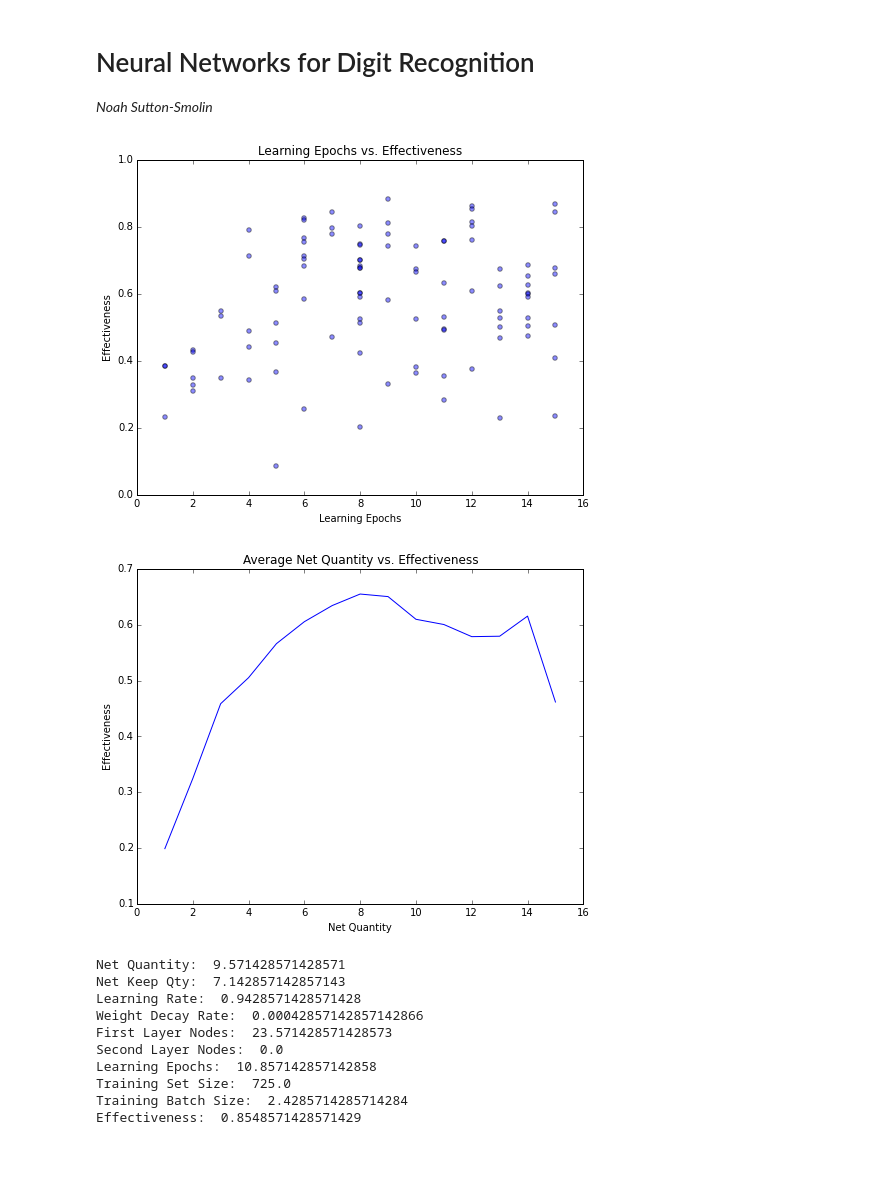
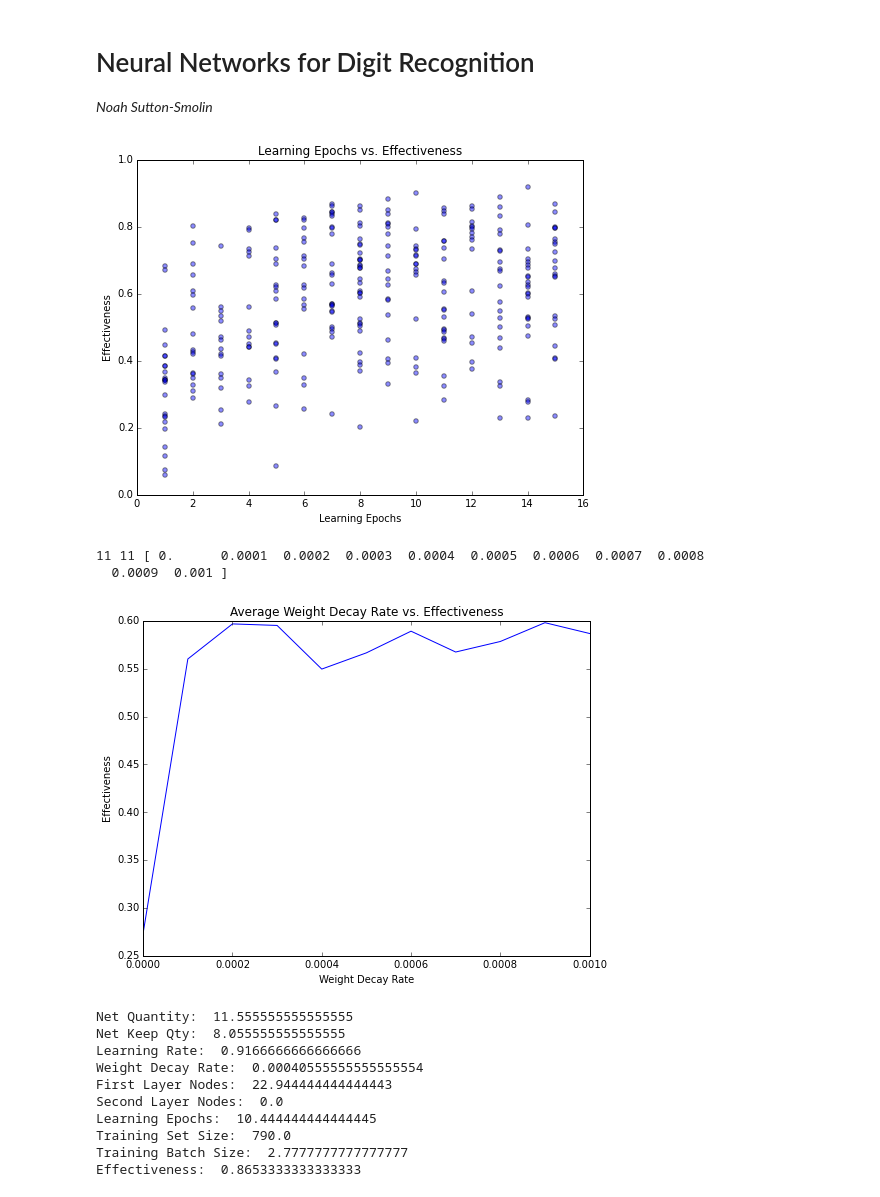
Before and after one commit to kestrelite/phys202-nnet, a Jupyter notebook: NeuralNetwork_Demo.ipynb, the cells around one changed output. Saved outputs shown, nothing was run; the diff lists cells and outputs as text; code cells hidden in the pictures; blank space fills up the shorter version.

```diff
--- a/NeuralNetwork_Demo.ipynb
+++ b/NeuralNetwork_Demo.ipynb
@@ -9,7 +15,7 @@ import pickle
 # Neural Networks for Digit Recognition
 _Noah Sutton-Smolin_
 # %%
-dataset = pickle.load(open('testoutput.json', 'rb'))
+dataset = pickle.load(open('single_layer.json', 'rb'))
 
 data_names = ('Net Quantity', 'Net Keep Qty', 'Learning Rate', 'Weight Decay Rate',
          'First Layer Nodes', 'Second Layer Nodes', 'Learning Epochs',
@@ -27,36 +33,42 @@ def create_plot(dataname):
 
 interact(create_plot, dataname=data_names)
 # %% [output]
-[figure, old version]
+[figure, new version]
 # %%
-def create_avg_plot(dataname, smoothing=4):
+def create_avg_plot(dataname, smoothing=2):
     data = dataset[dataname]
     eff = dataset['Effectiveness']
     boxes = []
-    if type(min(data)) == float: boxes = np.linspace(min(data), max(data)+0.000001, min(data))
+    if type(min(data)) == float:
+        if dataname == 'Learning Rate': boxes = np.linspace(5, 15, 11) * 0.1
+        if dataname == 'Weight Decay Rate': boxes = np.linspace(0, 0.0010, 11)
     else: boxes = np.linspace(min(data), max(data), max(data) - min(data) + 1)
 
     new_boxes = []
     new_eff = []
     for i in boxes:
         tmp = [y for x, y in zip(data, eff) if x == i]
         if len(tmp) == 0: continue
         new_eff.append(sum(tmp) / float(len(tmp)))
         new_boxes.append(i)
 
     if len(new_eff) == 0: return
 
+    print(len(boxes), len(new_eff), boxes)
+
     new_eff_smooth = np.convolve(new_eff, np.ones(smoothing)/float(smoothing), 'same')
 
     plt.plot(new_boxes, new_eff_smooth)
     plt.gcf().set_size_inches(8, 6)
     plt.xlabel(dataname)
     plt.ylabel('Effectiveness')
     plt.title('Average ' + dataname + ' vs. Effectiveness')
 
 interact(create_avg_plot, dataname=data_names, smoothing=(1, 10, 1))
 # %% [output]
+11 11 [ 0.      0.0001  0.0002  0.0003  0.0004  0.0005  0.0006  0.0007  0.0008
+  0.0009  0.001 ]
-[figure, old version]
+[figure, new version]
 # %%
 def best_setup(count):
     for name in data_names:
@@ -64,13 +76,13 @@ def best_setup(count):
 
 interact(best_setup, count=(1, len(dataset['Effectiveness'])))
 # %% [output]
-Net Quantity:  9.571428571428571
-Net Keep Qty:  7.142857142857143
-Learning Rate:  0.9428571428571428
-Weight Decay Rate:  0.00042857142857142866
-First Layer Nodes:  23.571428571428573
+Net Quantity:  11.555555555555555
+Net Keep Qty:  8.055555555555555
+Learning Rate:  0.9166666666666666
+Weight Decay Rate:  0.00040555555555555554
+First Layer Nodes:  22.944444444444443
 Second Layer Nodes:  0.0
-Learning Epochs:  10.857142857142858
-Training Set Size:  725.0
-Training Batch Size:  2.4285714285714284
-Effectiveness:  0.8548571428571429
+Learning Epochs:  10.444444444444445
+Training Set Size:  790.0
+Training Batch Size:  2.7777777777777777
+Effectiveness:  0.8653333333333333
```
Also changed, not shown: parts of 1 cell of this notebook, 5 other files.
